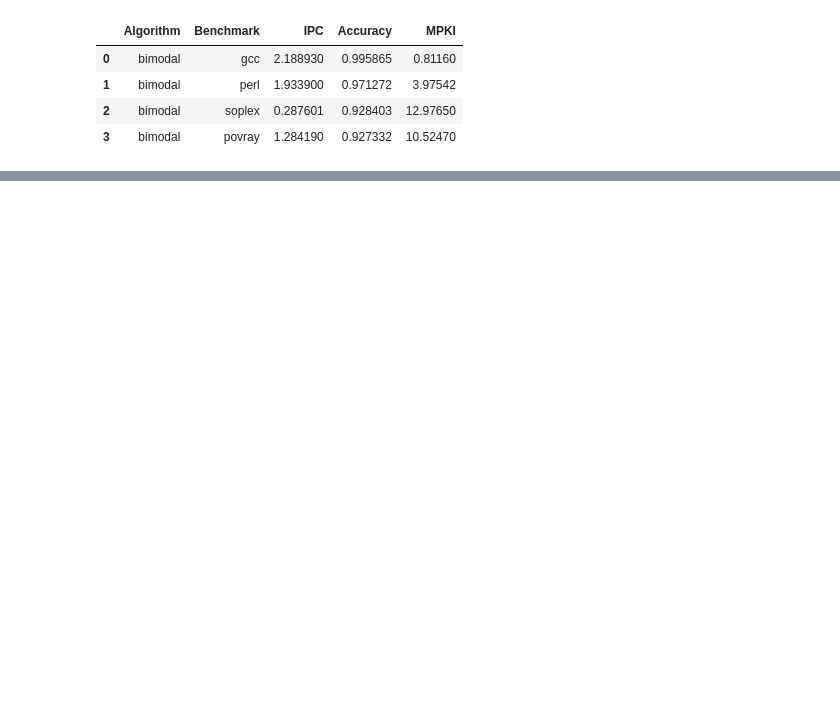
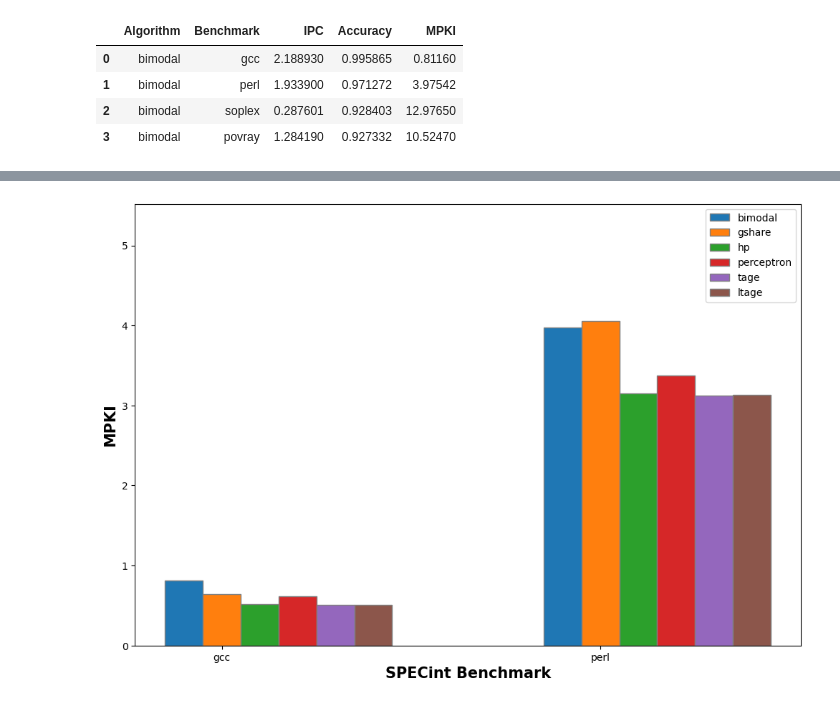
Before and after one commit to kumj2028/ChampSim, a Jupyter notebook: traces/plotting.ipynb, the cells around one changed output, grey strips where cells are left out. Cells and saved outputs as stored; diff of their text form; code cells hidden in the pictures; blank space fills up the shorter version.

```diff
--- a/traces/plotting.ipynb
+++ b/traces/plotting.ipynb
@@ -146,0 +106,4 @@ draw_bar_graph_float('MPKI')
+# %%
+draw_bar_graph('MPKI', algorithms, 'int')
+# %% [output]
+[figure, added]
```
Also changed, not shown: parts of 18 cells of this notebook, 16 other files.
